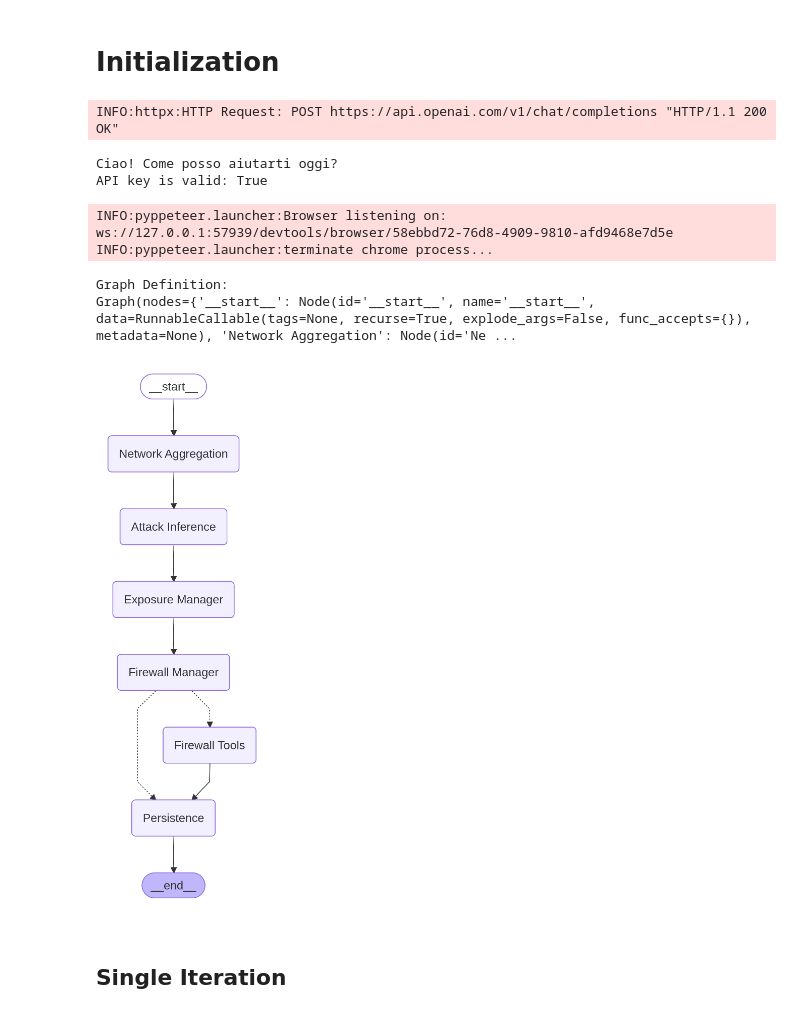
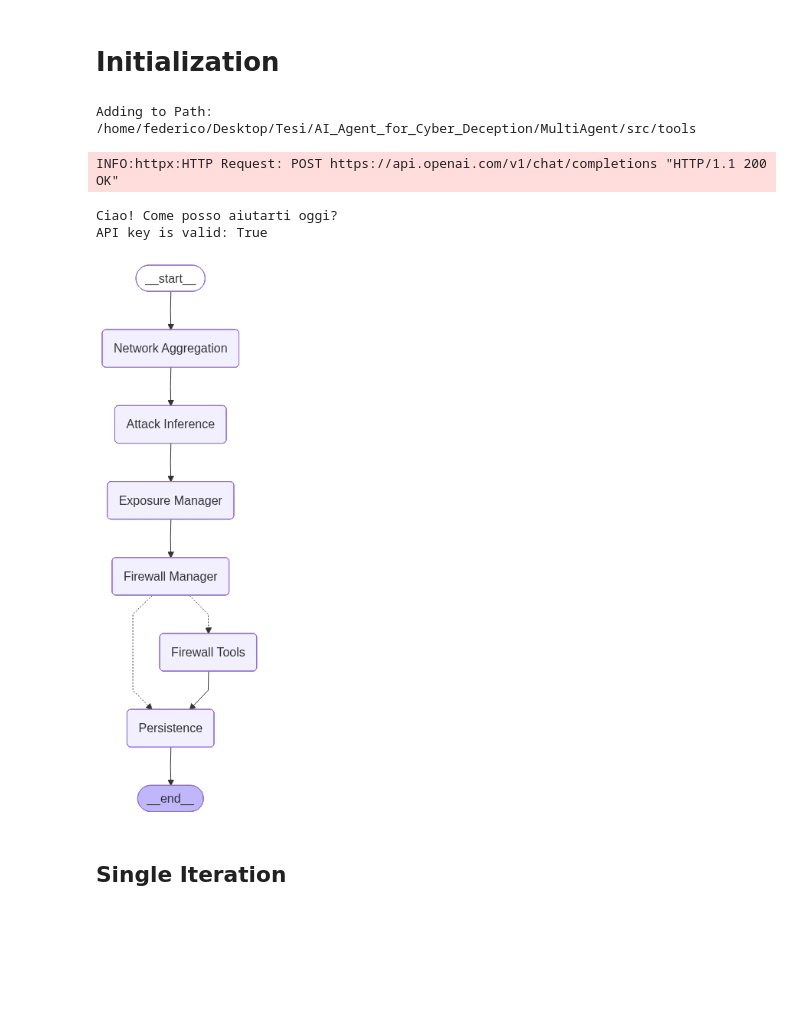
Before and after one commit to federicomirra01/AI_Agent_for_Cyber_Deception, a Jupyter notebook: MultiAgent/src/graph.ipynb, the cells around one changed output. Drawn from its saved outputs; the diff is of its cells as text; code cells hidden in the pictures; blank space fills up the shorter version.

```diff
--- a/MultiAgent/src/graph.ipynb
+++ b/MultiAgent/src/graph.ipynb
@@ -1,5 +1,19 @@
 # %% [markdown]
 # Initialization
+# %%
+import sys
+import os
+# 2. Define the relative path to your tools folder
+relative_path_to_tools = '/home/federico/Desktop/Tesi/AI_Agent_for_Cyber_Deception/MultiAgent/src/tools'
+# 3. Construct the absolute path
+tools_path = os.path.abspath(os.path.join(relative_path_to_tools))
+print(f"Adding to Path: {tools_path}")
+
+# 4. Add to sys.path if not already there
+if tools_path not in sys.path:
+    sys.path.append(tools_path)
+# %% [output]
+Adding to Path: /home/federico/Desktop/Tesi/AI_Agent_for_Cyber_Deception/MultiAgent/src/tools
 # %%
 import nest_asyncio
 from langgraph.graph import START, StateGraph, END
@@ -79,13 +100,10 @@ def build_graph():
     return graph.compile()
 # %%
 graph = build_graph()
-display_graph(graph)
+#display_graph(graph)
+graph
 # %% [output]
-INFO:pyppeteer.launcher:Browser listening on: ws://127.0.0.1:57939/devtools/browser/58ebbd72-76d8-4909-9810-afd9468e7d5e
-INFO:pyppeteer.launcher:terminate chrome process...
-Graph Definition:
-Graph(nodes={'__start__': Node(id='__start__', name='__start__', data=RunnableCallable(tags=None, recurse=True, explode_args=False, func_accepts={}), metadata=None), 'Network Aggregation': Node(id='Ne ...
-[figure, old version]
+[figure, new version]
 # %% [markdown]
 ## Single Iteration
 # %%
```
Also changed, not shown: parts of 3 cells of this notebook, 55 other files.
